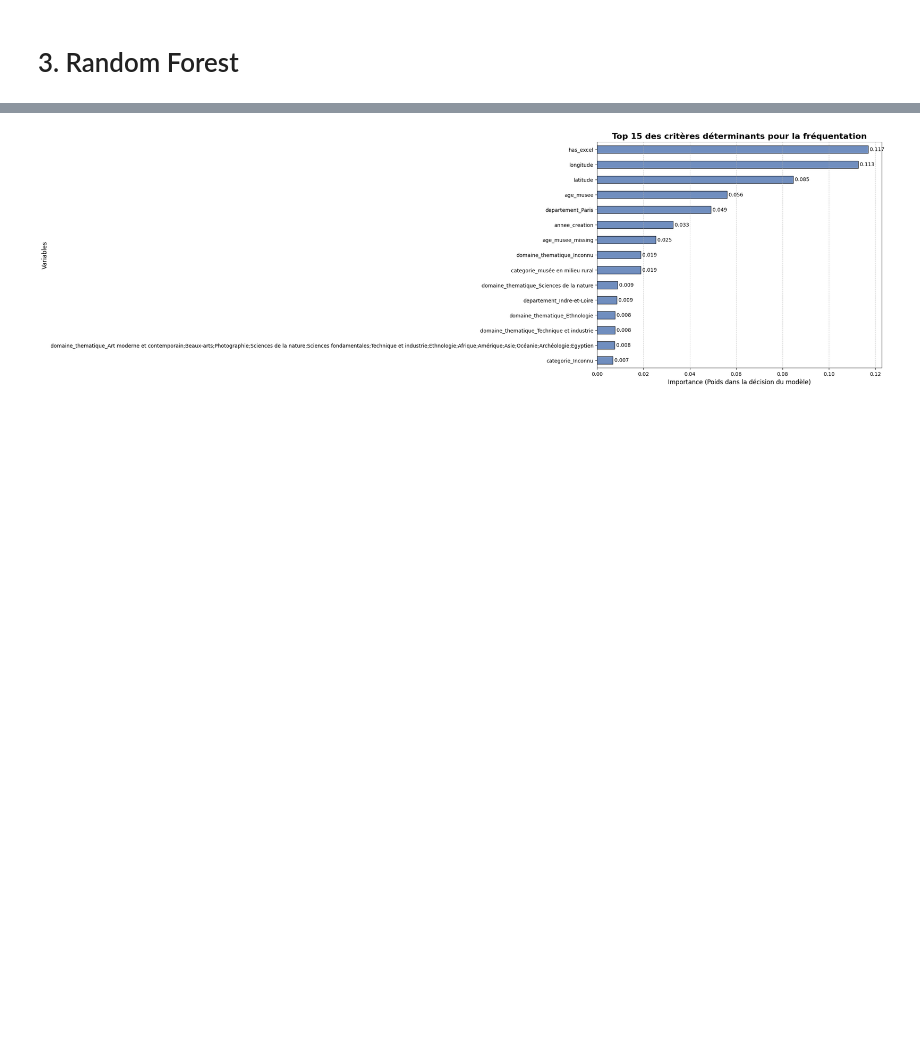
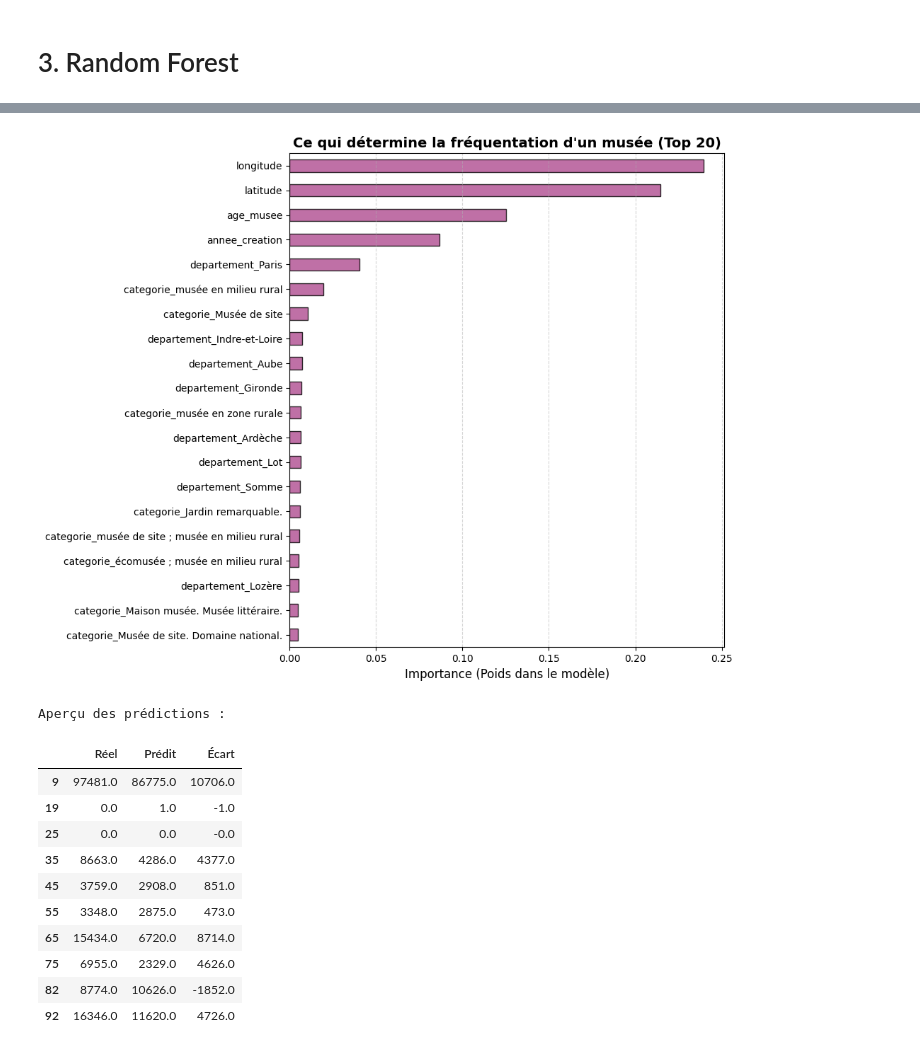
Before and after one commit to emmabezombes/prediction-musee, a Jupyter notebook: notebook/03_modelisation.ipynb, the cells around one changed output, grey strips where cells are left out. Cells and saved outputs as stored; diff of their text form; code cells hidden in the pictures; blank space fills up the shorter version.

Commit message:
random forest

```diff
--- a/notebook/03_modelisation.ipynb
+++ b/notebook/03_modelisation.ipynb
@@ -832,17 +885,8 @@ features = pd.get_dummies(features, drop_first=True)
 # %%
 # ==============================================================================
-# 5. SPLIT TEMPOREL (TRAIN vs TEST)
+# 5. ENTRAÎNEMENT DU MODÈLE
 # ==============================================================================
-# On utilise la colonne 'annee' pour diviser
-mask_test = features['annee'] == annee_test
-mask_train = features['annee'] < annee_test
-
-X_train = features[mask_train].drop(columns=['annee']) # On peut enlever l'année si on veut pas qu'il apprenne "plus c'est récent, plus ça monte"
-y_train = y_full[mask_train]
-
-X_test = features[mask_test].drop(columns=['annee'])
-y_test = y_full[mask_test]
-
-print(f"Taille Train : {X_train.shape}")
-print(f"Taille Test  : {X_test.shape}")
+print("Entraînement du Random Forest en cours...")
+model = RandomForestRegressor(n_estimators=100, random_state=42, n_jobs=-1)
+model.fit(X_train, y_train)
 # %% [output]
@@ -890,36 +929,41 @@ MAE : 26028 visiteurs
 # %%
-import matplotlib.pyplot as plt
-import pandas as pd
+# ==============================================================================
+# 7. INTERPRÉTATION GRAPHIQUE (Feature Importance)
+# ==============================================================================
+# Récupération des importances
+importances = pd.Series(model.feature_importances_, index=X_train.columns)
 
-# ==============================================================================
-# VISUALISATION DES FEATURE IMPORTANCES
-# ==============================================================================
+# Sélection du Top 20
+top_features = importances.nlargest(20).sort_values()
 
-# 1. Récupération des importances brutes calculées par le modèle
-importances = model.feature_importances_
-feature_names = X_train.columns
-
-# 2. On met ça dans un tableau propre pour trier
-forest_importances = pd.Series(importances, index=feature_names)
-
-# 3. On garde les 15 variables les plus influentes (Top 15)
-# On trie par ordre croissant pour l'affichage (la plus importante en haut)
-top_features = forest_importances.nlargest(15).sort_values()
-
-# 4. Création du graphique
+# Graphique
 plt.figure(figsize=(10, 8))
-top_features.plot(kind='barh', color='#4c72b0', edgecolor='black', alpha=0.8)
-
-plt.title("Top 15 des critères déterminants pour la fréquentation", fontsize=16, fontweight='bold')
-plt.xlabel("Importance (Poids dans la décision du modèle)", fontsize=12)
-plt.ylabel("Variables", fontsize=12)
-plt.grid(axis='x', linestyle='--', alpha=0.6)
-
-# On affiche les valeurs au bout des barres pour plus de lisibilité
-for index, value in enumerate(top_features):
-    plt.text(value, index, f' {value:.3f}', va='center', fontsize=10)
-
+top_features.plot(kind='barh', color="#b04c90", edgecolor='black', alpha=0.8)
+plt.title(f"Ce qui détermine la fréquentation d'un musée (Top 20)", fontsize=14, fontweight='bold')
+plt.xlabel("Importance (Poids dans le modèle)", fontsize=12)
+plt.grid(axis='x', linestyle='--', alpha=0.5)
 plt.tight_layout()
 plt.show()
+
+# Petit tableau comparatif pour finir
+comparatif = pd.DataFrame({
+    "Réel": y_test_reel.round(0),
+    "Prédit": y_pred_reel.round(0),
+    "Écart": (y_test_reel - y_pred_reel).round(0)
+})
+print("\nAperçu des prédictions :")
+display(comparatif.head(10))
 # %% [output]
-[figure, old version]
+[figure, new version]
+Aperçu des prédictions :
+|  | Réel | Prédit | Écart |
+| 9 | 97481.0 | 86775.0 | 10706.0 |
+| 19 | 0.0 | 1.0 | -1.0 |
+| 25 | 0.0 | 0.0 | -0.0 |
+| 35 | 8663.0 | 4286.0 | 4377.0 |
+| 45 | 3759.0 | 2908.0 | 851.0 |
+| 55 | 3348.0 | 2875.0 | 473.0 |
+| 65 | 15434.0 | 6720.0 | 8714.0 |
+| 75 | 6955.0 | 2329.0 | 4626.0 |
+| 82 | 8774.0 | 10626.0 | -1852.0 |
+| 92 | 16346.0 | 11620.0 | 4726.0 |
```
Also changed, not shown: parts of 18 cells of this notebook.
